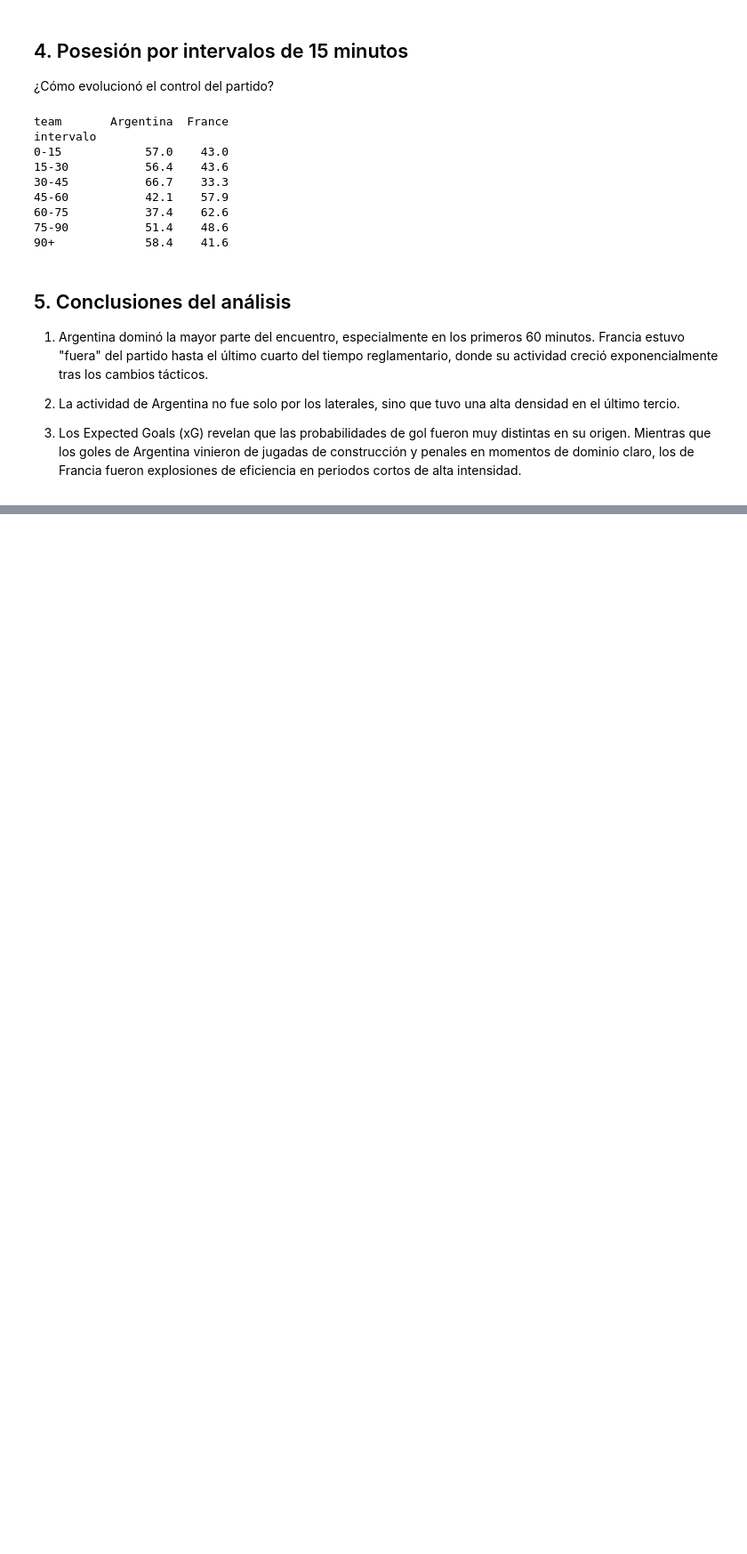
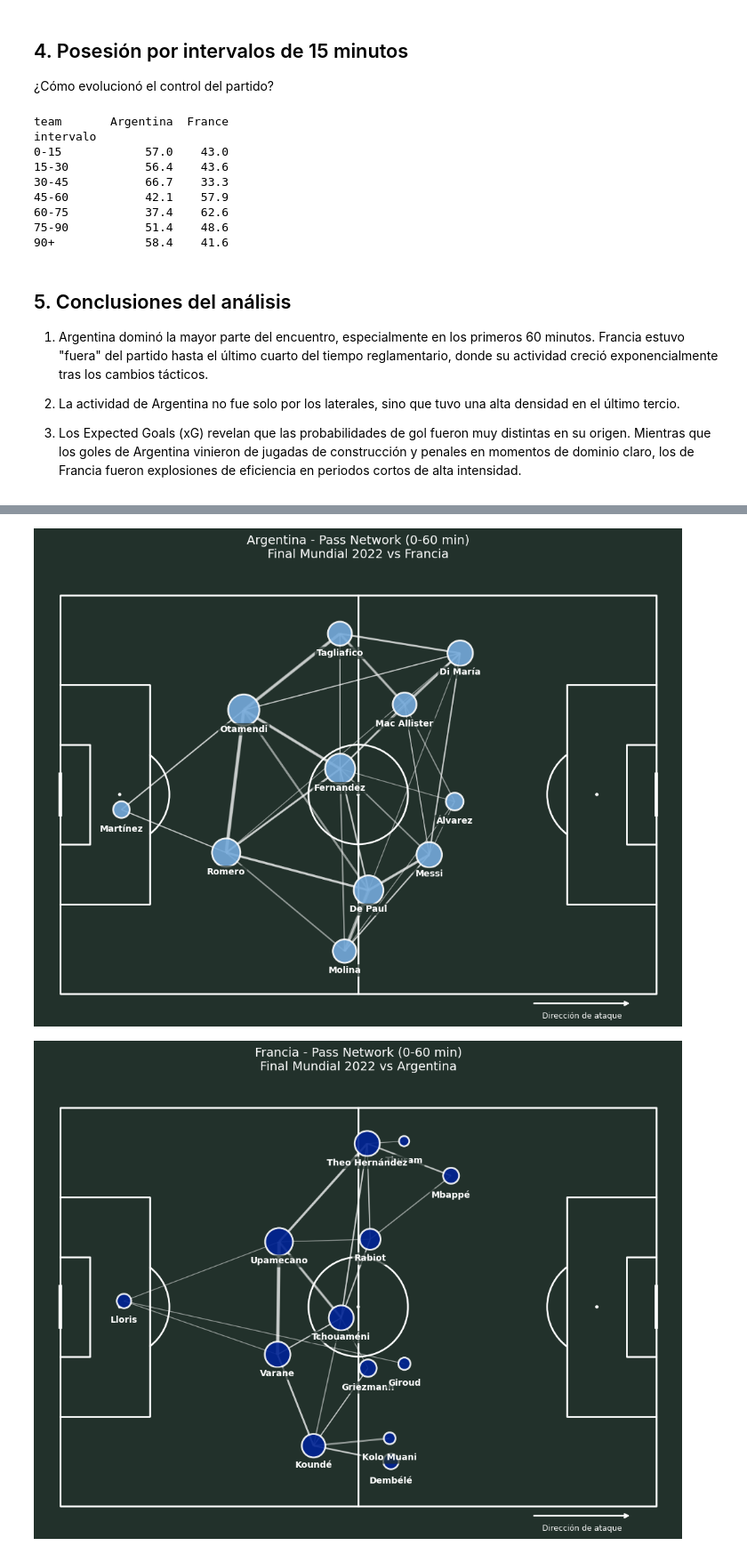
Before and after one commit to szkad/football-analytics-portfolio, a Jupyter notebook: notebooks/02_anatomia_partido.ipynb, the cells around one changed output, grey strips where cells are left out. Shown at 89% size. Saved outputs shown, nothing was run; the diff lists cells and outputs as text; code cells hidden in the pictures; blank space fills up the shorter version.

Commit message:
Proyecto 1 completado: Análisis Final Mundial 2022

```diff
--- a/notebooks/02_anatomia_partido.ipynb
+++ b/notebooks/02_anatomia_partido.ipynb
@@ -198,0 +412,25 @@ intervalo
+# %%
+# Argentina
+nodos_arg, conexiones_arg = crear_pass_network_v2(events, 'Argentina', max_minuto=60)
+fig, ax = plot_pass_network_v2(
+    nodos_arg, conexiones_arg,
+    color_equipo='#75AADB',
+    titulo='Argentina - Pass Network (0-60 min)\nFinal Mundial 2022 vs Francia'
+)
+plt.savefig('../outputs/figures/pass_network_argentina_v2.png',
+            dpi=150, bbox_inches='tight', facecolor='#22312b')
+plt.show()
+
+# Francia
+nodos_fra, conexiones_fra = crear_pass_network_v2(events, 'France', max_minuto=60)
+fig, ax = plot_pass_network_v2(
+    nodos_fra, conexiones_fra,
+    color_equipo='#002395',
+    titulo='Francia - Pass Network (0-60 min)\nFinal Mundial 2022 vs Argentina'
+)
+plt.savefig('../outputs/figures/pass_network_francia_v2.png',
+            dpi=150, bbox_inches='tight', facecolor='#002395')
+plt.show()
+# %% [output]
+[figure, added]
+[figure, added]
```
Also changed, not shown: parts of 5 cells of this notebook, 1 other file.
